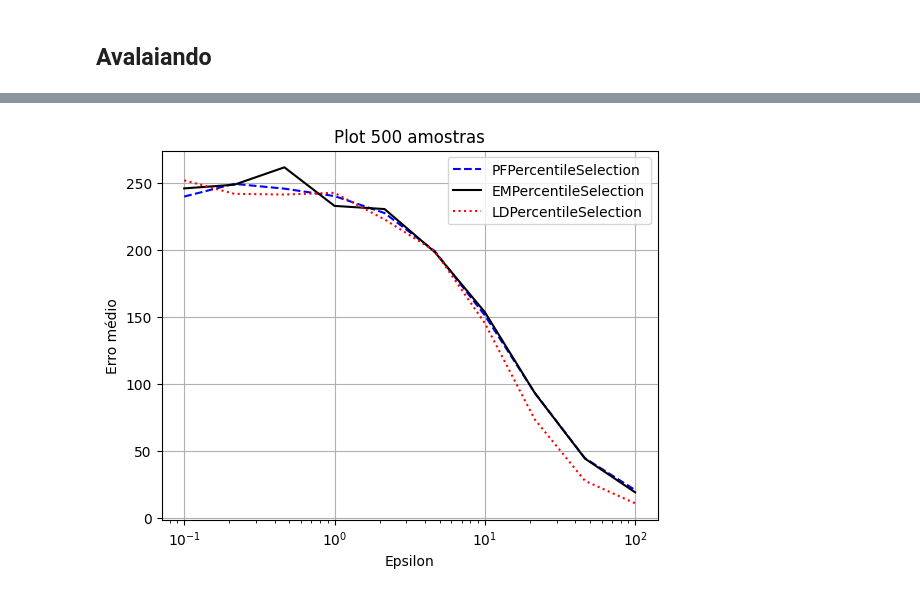
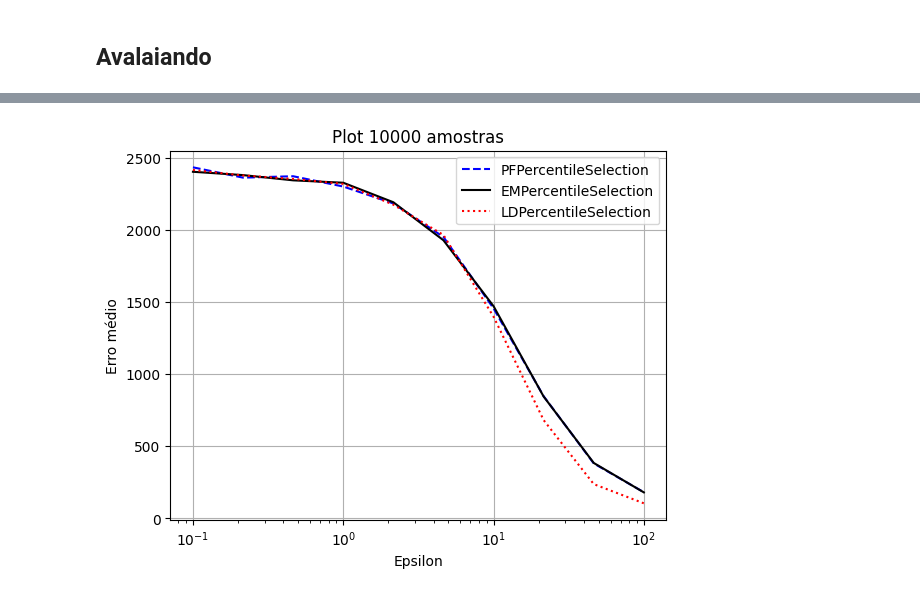
Before and after one commit to kalebemaiaa/localDampening, a Jupyter notebook: ID3_algoritmo.ipynb, the cells around one changed output, grey strips where cells are left out. Drawn from its saved outputs; the diff is of its cells as text; code cells hidden in the pictures.

```diff
--- a/ID3_algoritmo.ipynb
+++ b/ID3_algoritmo.ipynb
@@ -538,14 +425,14 @@ molde2draw(arvore_molde_obesity)
 # %%
 rows = []
-with open("nltcs.test.wdata") as f:
+with open("./data/nltcs.test.wdata") as f:
     for row in f:
         rows.append(row.split("|")[1].split(","))
 
-with open("nltcs.valid.wdata") as f:
+with open("./data/nltcs.valid.wdata") as f:
     for row in f:
         rows.append(row.split("|")[1].split(","))
 
-with open("nltcs.train.wdata") as f:
+with open("./data/nltcs.train.wdata") as f:
     for row in f:
         rows.append(row.split('|')[1].split(","))
 
@@ -820,13 +712,14 @@ saida: o indíce do valor mais próximo da mediana
 entrada: vetor x, com todos valores entre 0 e $\Lambda$
 # %%
 def local_sensivity_at_0_alg5(x:list, idx:int, param):
-    m = param[1]
+    # m = param[1]
+    m = int(np.ceil(len(x)/2))
     def p(x, i):
         if i > m:
-            return max(x) - x[i]
+            return param[0] - x[i]
         if i == m:
-            return max(x) - x[m + 1]
-        return max(x) + x[i] - 3 * x[m] + x[m + 1]
+            return param[0] - x[m + 1]
+        return param[0] + x[i] - 3 * x[m] + x[m + 1]
     def q(x,i):
         if i > m:
             return x[i]
@@ -838,27 +731,27 @@ def local_sensivity_at_0_alg5(x:list, idx:int, param):
 
     return max(values)
 
-def copy_and_replace(x, idx, val):
+def copy_and_replace(x, idx = None, val = None):
     new_x = x.copy()
-    if not idx and not val: return new_x
+    if idx is None and val is None: return new_x
     new_x[idx] = val
     return np.sort(new_x)
 
 def get_canditates_alg5(x, t, idx, param):
     if t == 0:
         return [x]
-    m = int(np.ceil((len(x))/2))
+    m = int(np.ceil((len(x) + 1)/2))
     if t == 1:
         X = []
-        X.append(copy_and_replace(x, idx, max(x)))
+        X.append(copy_and_replace(x, idx, param[0]))
         X.append(copy_and_replace(x))
         X.append(copy_and_replace(x, idx, 0))
         X.append(copy_and_replace(x))
-        X.append(copy_and_replace(x, m, max(x)))
+        X.append(copy_and_replace(x, m, param[0]))
         X.append(copy_and_replace(x, m, 0))
         return X
-    X = get_canditates_alg5(x, t - 1, idx, max(x))
-    return [copy_and_replace(i, m, max(x)) if m % 2 == 1 else copy_and_replace(i, m, 0) for i in X]
+    X = get_canditates_alg5(x, t - 1, idx, param[0])
+    return [copy_and_replace(i, m, param[0]) if m % 2 == 1 else copy_and_replace(i, m, 0) for i in X]
 
 def local_sensivity_at_tDistance_alg5(x, t, i, param):
     list_candidates = get_canditates_alg5(x, t, i, param)
@@ -870,13 +763,15 @@ def score_func_alg5(x, idx, param):
 # %% [markdown]
 ## Avalaiando
 # %%
-def avaliation(x, score_func, list_outputs, epsilon_range, max_u = None,
+def avaliation(x, score_func, epsilon_range, max_u = None,
                n_amostras = 10000, delta_func = None, max_utility = None):
     data_exp = []
     data_paf = []
     data_ldm = []
+    list_outputs = [i for i in range(len(x))]
     utilites = {out: score_func(x, out, max_u) for out in list_outputs}
     max_utility = max(list(utilites.values()))
+
     uMax = max(x)
 
     for epsilon in tqdm(epsilon_range, desc="Processando epsilons", unit=" valor"):
@@ -899,10 +794,16 @@ def avaliation(x, score_func, list_outputs, epsilon_range, max_u = None,
                 exp_results_byE.append(np.random.choice(list_outputs, 1, p=probs[0])[0])
                 ldm_results_byE.append(np.random.choice(list_outputs, 1, p=probs[1])[0])
 
+        # print("exp: ", exp_results_byE, "\n")
+        # print("ldm: ", ldm_results_byE, "\n")
         data_exp.append(np.mean([max_utility - utilites[i] for i in exp_results_byE]))
         data_paf.append(np.mean([max_utility - utilites[i] for i in paf_results_byE]))
         data_ldm.append(np.mean([max_utility - utilites[i] for i in ldm_results_byE]))
 
+    # for k, v in utilites.items():
+    #     if v == max_utility:
+    #         print(k, v)
+    # print(utilites)
 
     if len(data_paf) > 0:
         plt.plot(epsilon_range, data_paf, linestyle = "--",color = "blue", label = "PFPercentileSelection")
@@ -934,19 +858,17 @@ list_outputs = [i for i in range(n_array)]
 # %%
 epsilons = np.logspace(-1, 2, 10)
 n_array = 1000
-lam = 10**3
+lam = 10**4
 percent = 50
 percentile = int(np.ceil(percent / 100 * n_array))
 parameters = [lam, percentile]
 array_aleatorio = np.sort(np.random.rand(n_array) * lam)
-n_amostras = 500
-
+n_amostras = 10000
 evalueate_1 = avaliation(array_aleatorio,
                            score_func_alg5,
-                           list_outputs,
                            epsilons,
                            max_u = parameters,
                            n_amostras=n_amostras,
                            delta_func=local_sensivity_at_tDistance_alg5)
 # %% [output]
-[figure, old version]
+[figure, new version]
```
Also changed, not shown: parts of 32 cells of this notebook, 12 other files.
